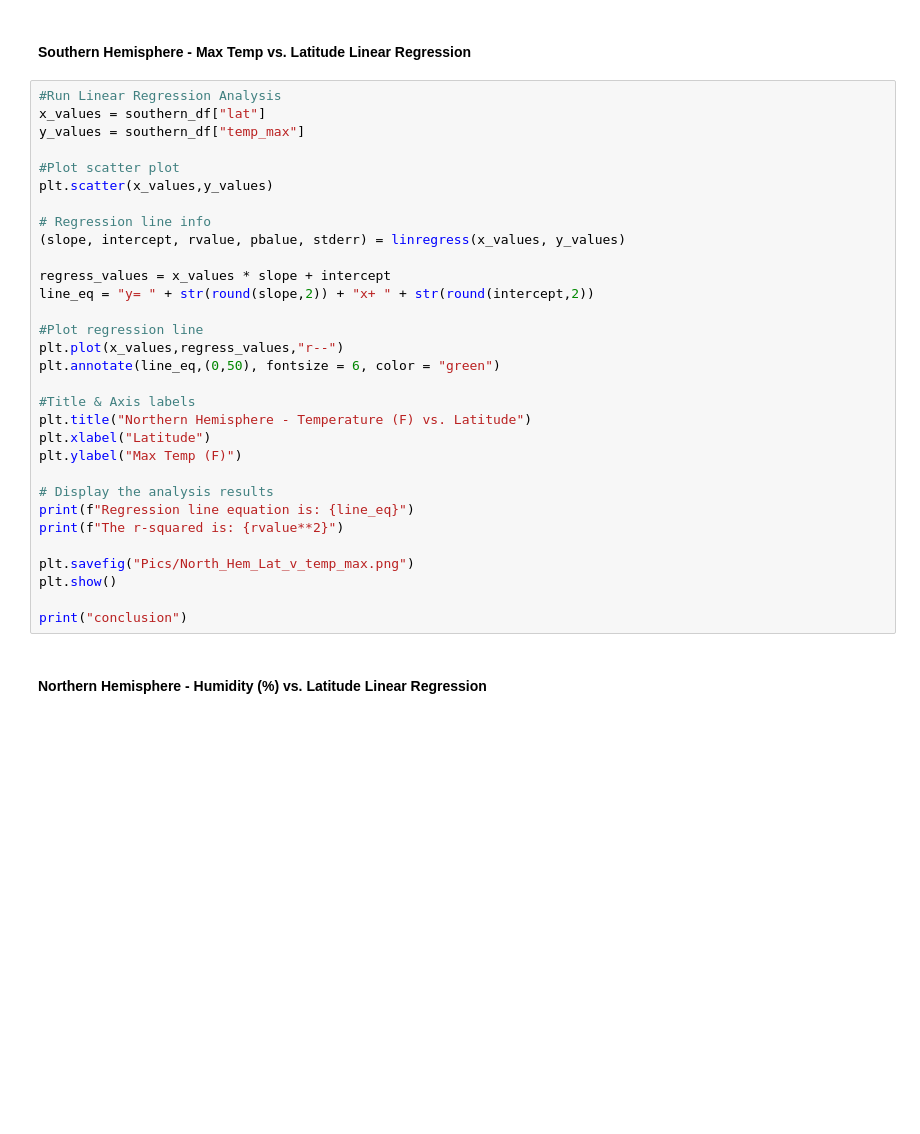
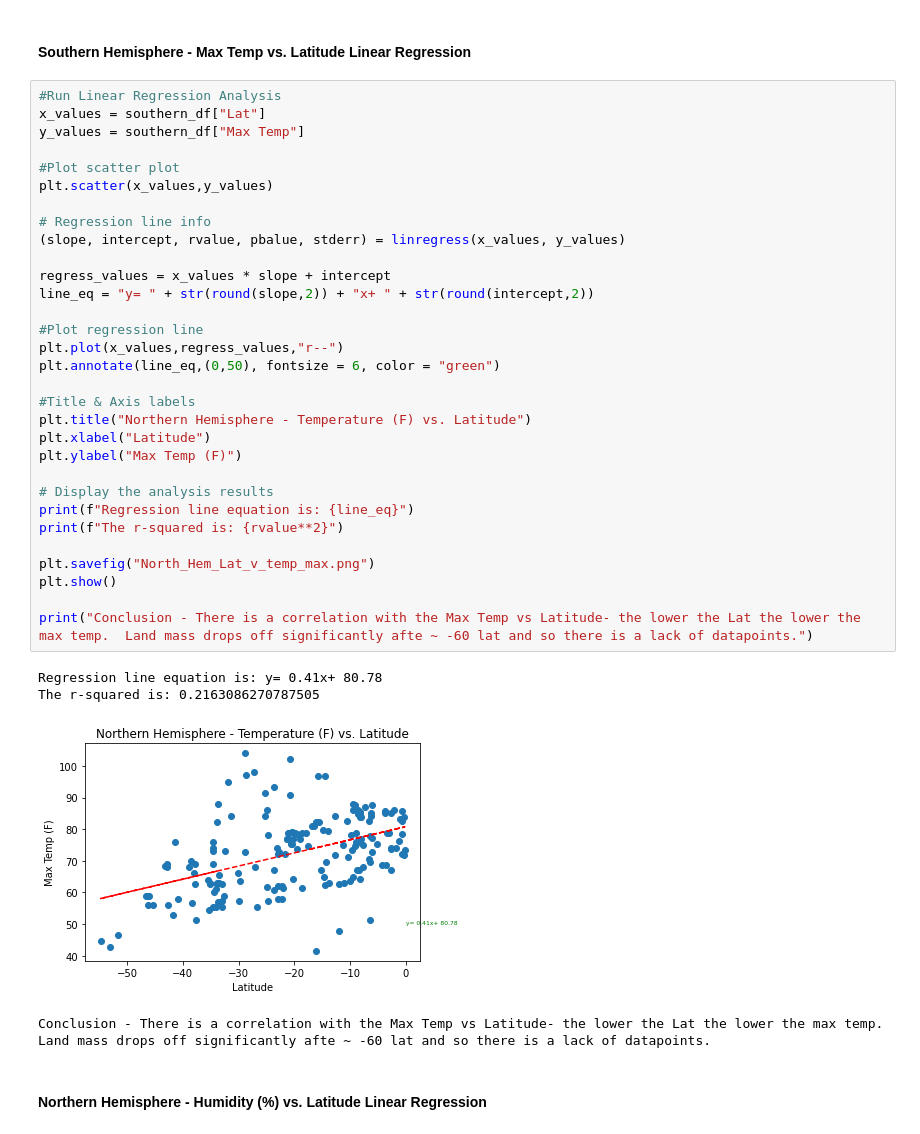
Before and after one commit to FLtoCOTransplant/api_challenge, a Jupyter notebook: weatherpy/WeatherPy.ipynb, the cells around one changed output. Saved outputs shown, nothing was run; the diff lists cells and outputs as text; blank space fills up the shorter version.

```diff
--- a/weatherpy/WeatherPy.ipynb
+++ b/weatherpy/WeatherPy.ipynb
@@ -274,35 +274,40 @@ conclusion
 ####  Southern Hemisphere - Max Temp vs. Latitude Linear Regression
 # %%
 #Run Linear Regression Analysis
-x_values = southern_df["lat"]
-y_values = southern_df["temp_max"]
+x_values = southern_df["Lat"]
+y_values = southern_df["Max Temp"]
 
 #Plot scatter plot
 plt.scatter(x_values,y_values)
 
 # Regression line info
 (slope, intercept, rvalue, pbalue, stderr) = linregress(x_values, y_values)
 
 regress_values = x_values * slope + intercept
 line_eq = "y= " + str(round(slope,2)) + "x+ " + str(round(intercept,2))
 
 #Plot regression line
 plt.plot(x_values,regress_values,"r--")
 plt.annotate(line_eq,(0,50), fontsize = 6, color = "green")
 
 #Title & Axis labels
 plt.title("Northern Hemisphere - Temperature (F) vs. Latitude")
 plt.xlabel("Latitude")
 plt.ylabel("Max Temp (F)")
 
 # Display the analysis results
 print(f"Regression line equation is: {line_eq}")
 print(f"The r-squared is: {rvalue**2}")
 
-plt.savefig("Pics/North_Hem_Lat_v_temp_max.png")
+plt.savefig("North_Hem_Lat_v_temp_max.png")
 plt.show()
 
-print("conclusion")
+print("Conclusion - There is a correlation with the Max Temp vs Latitude- the lower the Lat the lower the max temp.  Land mass drops off significantly afte ~ -60 lat and so there is a lack of datapoints.")
+# %% [output]
+Regression line equation is: y= 0.41x+ 80.78
+The r-squared is: 0.2163086270787505
+[figure, added]
+Conclusion - There is a correlation with the Max Temp vs Latitude- the lower the Lat the lower the max temp.  Land mass drops off significantly afte ~ -60 lat and so there is a lack of datapoints.
 # %% [markdown]
 ####  Northern Hemisphere - Humidity (%) vs. Latitude Linear Regression
 # %%
```
Also changed, not shown: parts of 7 cells of this notebook, 6 other files.
